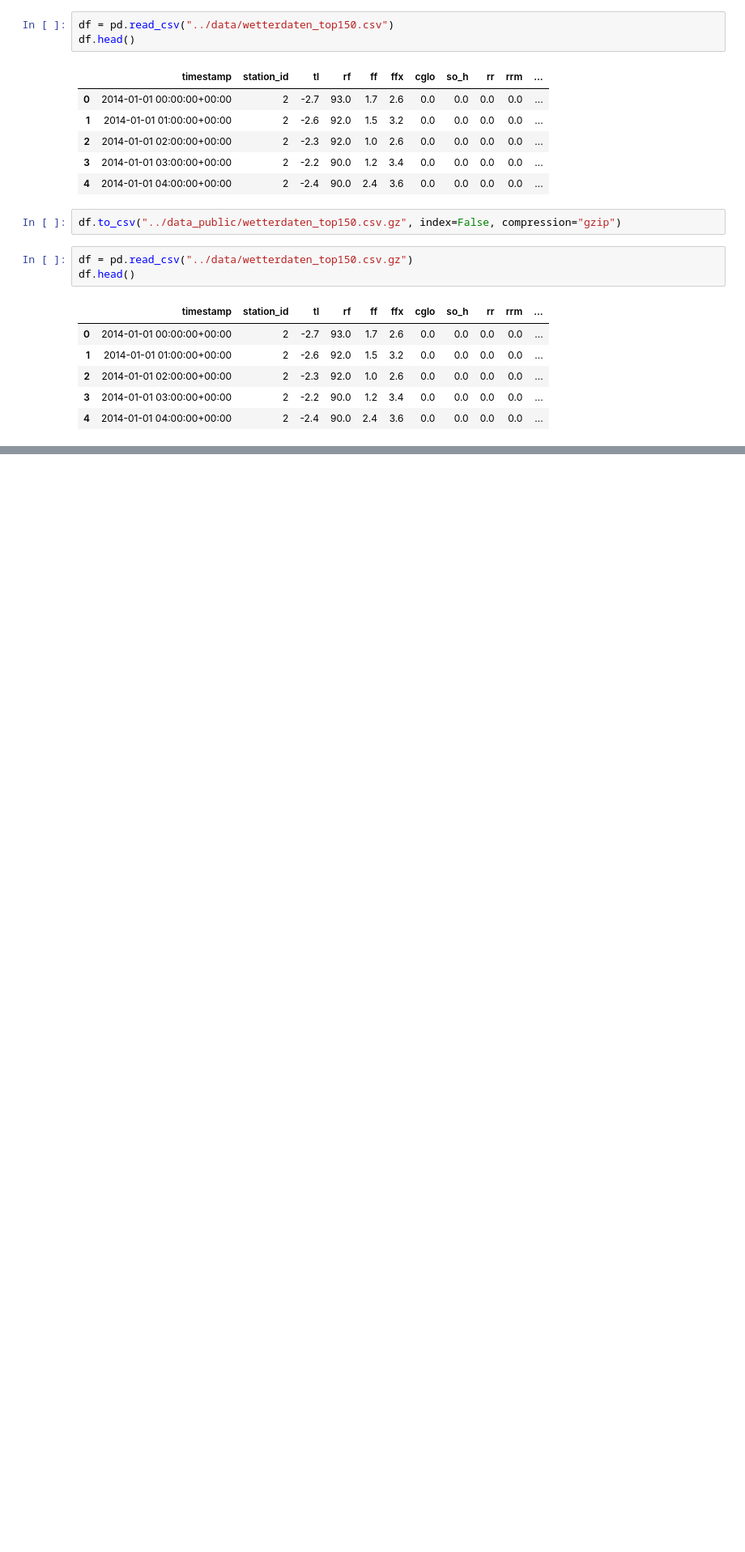
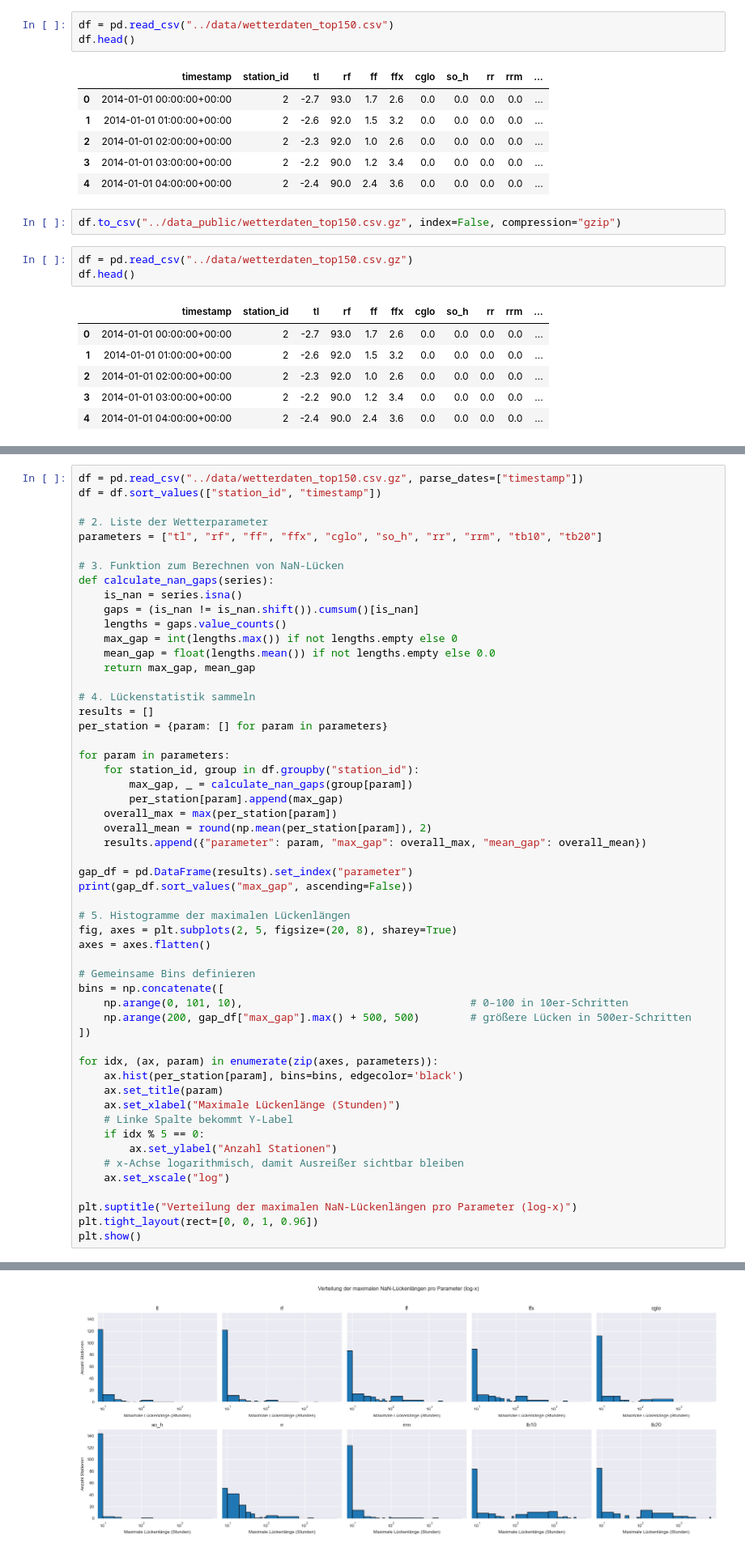
Before and after one commit to johannesgl4d0s/ersatzwerte_project, a Jupyter notebook: notebooks/03_03_weather_data_ecpolration.ipynb, the cells around one changed output, grey strips where cells are left out. Shown at 81% size. Drawn from its saved outputs; the diff is of its cells as text; blank space fills up the shorter version.

```diff
--- a/notebooks/03_03_weather_data_ecpolration.ipynb
+++ b/notebooks/03_03_weather_data_ecpolration.ipynb
@@ -259,0 +389,55 @@ df.head()
+# %%
+df = pd.read_csv("../data/wetterdaten_top150.csv.gz", parse_dates=["timestamp"])
+df = df.sort_values(["station_id", "timestamp"])
+
+# 2. Liste der Wetterparameter
+parameters = ["tl", "rf", "ff", "ffx", "cglo", "so_h", "rr", "rrm", "tb10", "tb20"]
+
+# 3. Funktion zum Berechnen von NaN-Lücken
+def calculate_nan_gaps(series):
+    is_nan = series.isna()
+    gaps = (is_nan != is_nan.shift()).cumsum()[is_nan]
+    lengths = gaps.value_counts()
+    max_gap = int(lengths.max()) if not lengths.empty else 0
+    mean_gap = float(lengths.mean()) if not lengths.empty else 0.0
+    return max_gap, mean_gap
+
+# 4. Lückenstatistik sammeln
+results = []
+per_station = {param: [] for param in parameters}
+
+for param in parameters:
+    for station_id, group in df.groupby("station_id"):
+        max_gap, _ = calculate_nan_gaps(group[param])
+        per_station[param].append(max_gap)
+    overall_max = max(per_station[param])
+    overall_mean = round(np.mean(per_station[param]), 2)
+    results.append({"parameter": param, "max_gap": overall_max, "mean_gap": overall_mean})
+
+gap_df = pd.DataFrame(results).set_index("parameter")
+print(gap_df.sort_values("max_gap", ascending=False))
+
+# 5. Histogramme der maximalen Lückenlängen
+fig, axes = plt.subplots(2, 5, figsize=(20, 8), sharey=True)
+axes = axes.flatten()
+
+# Gemeinsame Bins definieren
+bins = np.concatenate([
+    np.arange(0, 101, 10),                                    # 0–100 in 10er-Schritten
+    np.arange(200, gap_df["max_gap"].max() + 500, 500)        # größere Lücken in 500er-Schritten
+])
+
+for idx, (ax, param) in enumerate(zip(axes, parameters)):
+    ax.hist(per_station[param], bins=bins, edgecolor='black')
+    ax.set_title(param)
+    ax.set_xlabel("Maximale Lückenlänge (Stunden)")
+    # Linke Spalte bekommt Y-Label
+    if idx % 5 == 0:
+        ax.set_ylabel("Anzahl Stationen")
+    # x-Achse logarithmisch, damit Ausreißer sichtbar bleiben
+    ax.set_xscale("log")
+
+plt.suptitle("Verteilung der maximalen NaN-Lückenlängen pro Parameter (log-x)")
+plt.tight_layout(rect=[0, 0, 1, 0.96])
+plt.show()
+# %% [output]
@@ -259,0 +456 @@ df.head()
+[figure, added]
```
Also changed, not shown: parts of 6 cells of this notebook, 1 other file.
